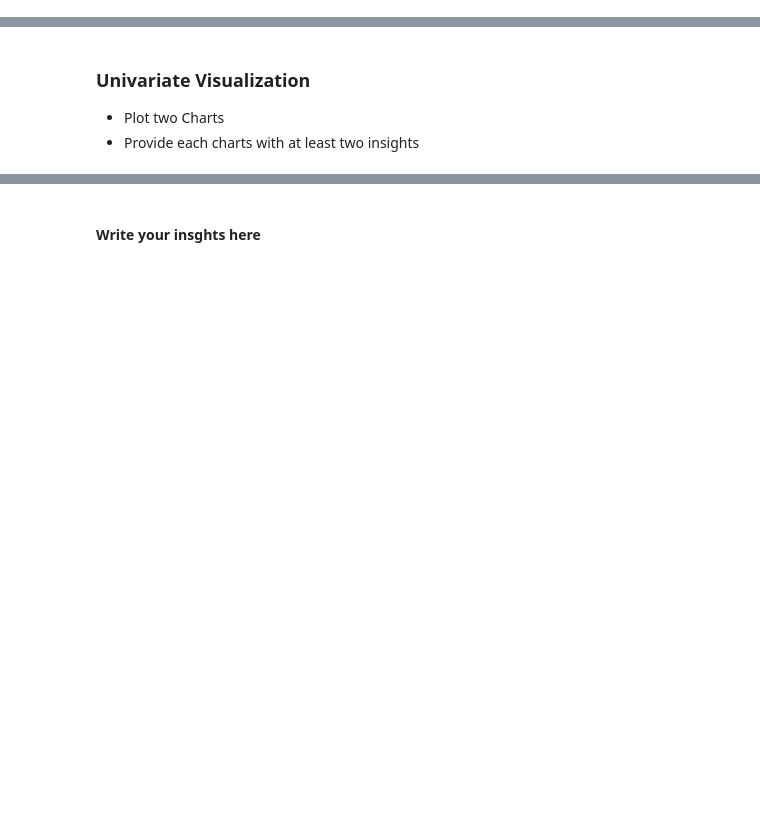
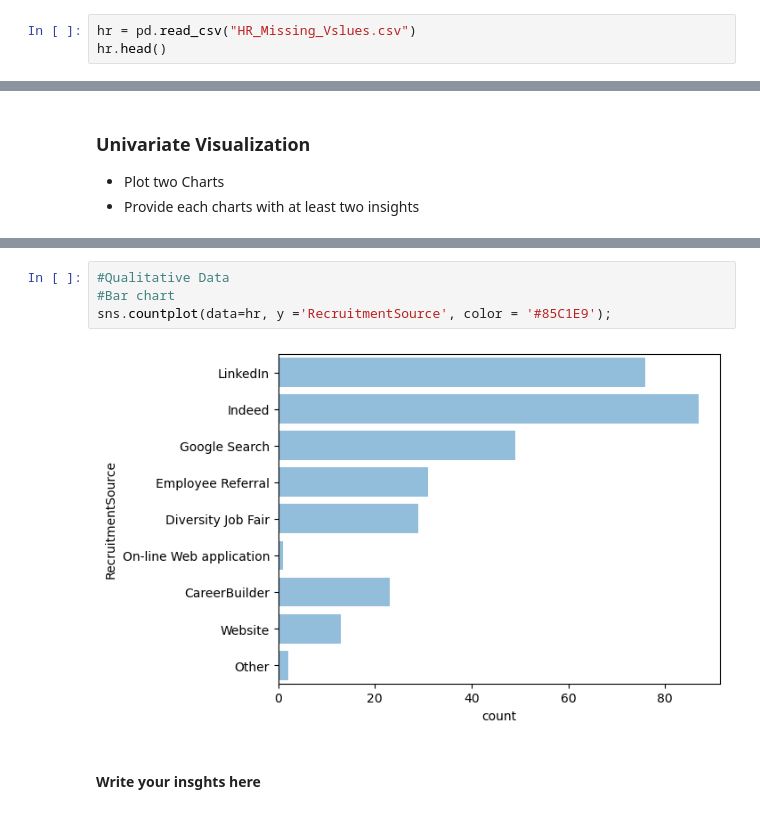
Before and after one commit to Tuwaiq-Data-Science-Bootcamp-V2/EDA-Lab1, a Jupyter notebook: EDA_Assignment .ipynb, the cells around one changed output, grey strips where cells are left out. Saved outputs shown, nothing was run; the diff lists cells and outputs as text; blank space fills up the shorter version.

```diff
--- a/EDA_Assignment .ipynb
+++ b/EDA_Assignment .ipynb
@@ -4,0 +10,3 @@
+# %%
+hr = pd.read_csv("HR_Missing_Vslues.csv")
+hr.head()
@@ -9,2 +40,8 @@
+# %%
+#Qualitative Data
+#Bar chart
+sns.countplot(data=hr, y ='RecruitmentSource', color = '#85C1E9');
+# %% [output]
+[figure, added]
 # %% [markdown]
 #### Write your insghts here
```
Also changed, not shown: parts of 21 cells of this notebook.
